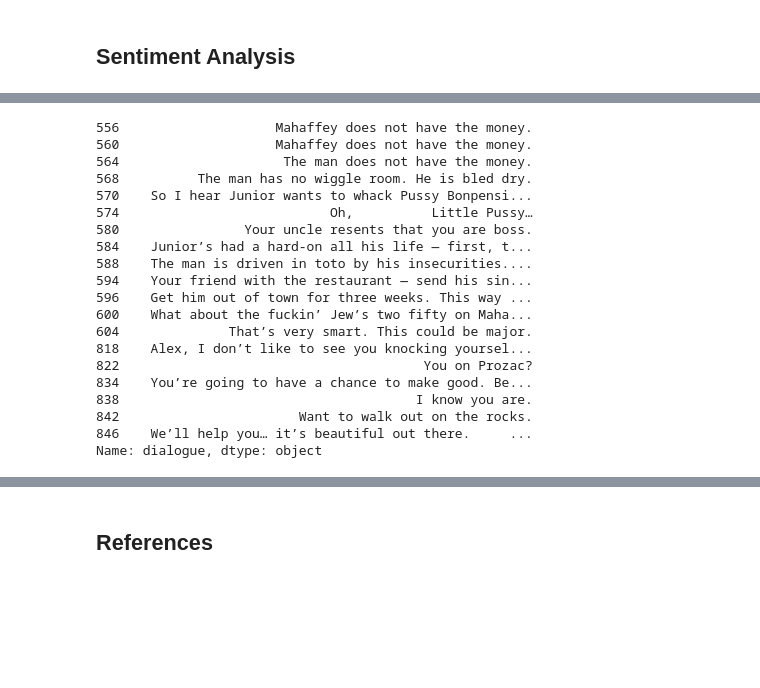
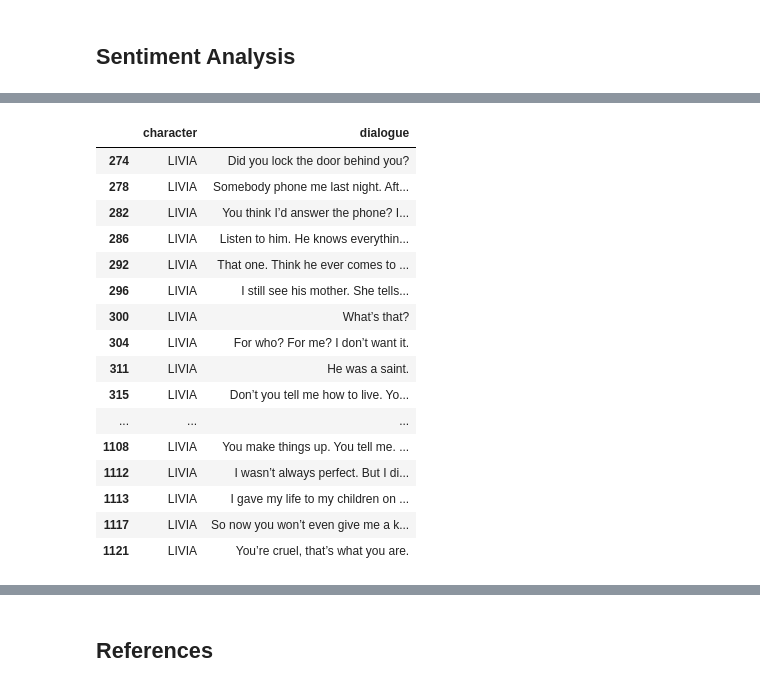
Before and after one commit to spitakiss/Data620, a Jupyter notebook: final/Grzasko_FinalProject.ipynb, the cells around one changed output, grey strips where cells are left out. Saved outputs shown, nothing was run; the diff lists cells and outputs as text; code cells hidden in the pictures; blank space fills up the shorter version.

```diff
--- a/final/Grzasko_FinalProject.ipynb
+++ b/final/Grzasko_FinalProject.ipynb
@@ -783,23 +707,21 @@ sorted(sentiment_dict.items(), key=lambda kv: kv[1][0], reverse=True)
 # %%
-df_all[df_all.character == 'HERMAN'].loc[:,'dialogue']
+# LIVIA dialogue
+df_all[df_all.character == 'LIVIA'].loc[:,['character','dialogue']]
 # %% [output]
-556                    Mahaffey does not have the money.
-560                    Mahaffey does not have the money.
-564                     The man does not have the money.
-568          The man has no wiggle room. He is bled dry.
-570    So I hear Junior wants to whack Pussy Bonpensi...
-574                           Oh,          Little Pussy…
-580                Your uncle resents that you are boss.
-584    Junior’s had a hard-on all his life — first, t...
-588    The man is driven in toto by his insecurities....
-594    Your friend with the restaurant — send his sin...
-596    Get him out of town for three weeks. This way ...
-600    What about the fuckin’ Jew’s two fifty on Maha...
-604              That’s very smart. This could be major.
-818    Alex, I don’t like to see you knocking yoursel...
-822                                       You on Prozac?
-834    You’re going to have a chance to make good. Be...
-838                                      I know you are.
-842                       Want to walk out on the rocks.
-846    We’ll help you… it’s beautiful out there.     ...
-Name: dialogue, dtype: object
+|  | character | dialogue |
+| 274 | LIVIA | Did you lock the door behind you? |
+| 278 | LIVIA | Somebody phone me last night. Aft... |
+| 282 | LIVIA | You think I’d answer the phone? I... |
+| 286 | LIVIA | Listen to him. He knows everythin... |
+| 292 | LIVIA | That one. Think he ever comes to ... |
+| 296 | LIVIA | I still see his mother. She tells... |
+| 300 | LIVIA | What’s that? |
+| 304 | LIVIA | For who? For me? I don’t want it. |
+| 311 | LIVIA | He was a saint. |
+| 315 | LIVIA | Don’t you tell me how to live. Yo... |
+| ... | ... | ... |
+| 1108 | LIVIA | You make things up. You tell me. ... |
+| 1112 | LIVIA | I wasn’t always perfect. But I di... |
+| 1113 | LIVIA | I gave my life to my children on ... |
+| 1117 | LIVIA | So now you won’t even give me a k... |
+| 1121 | LIVIA | You’re cruel, that’s what you are. |
```
Also changed, not shown: parts of 35 cells of this notebook.
